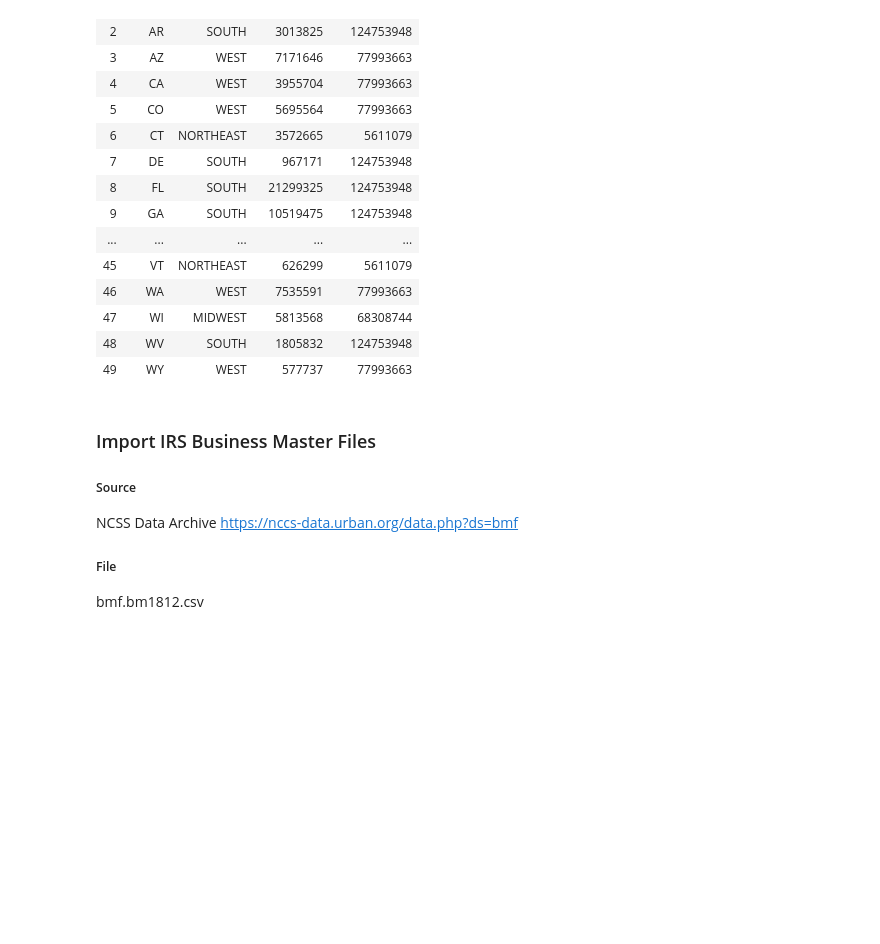
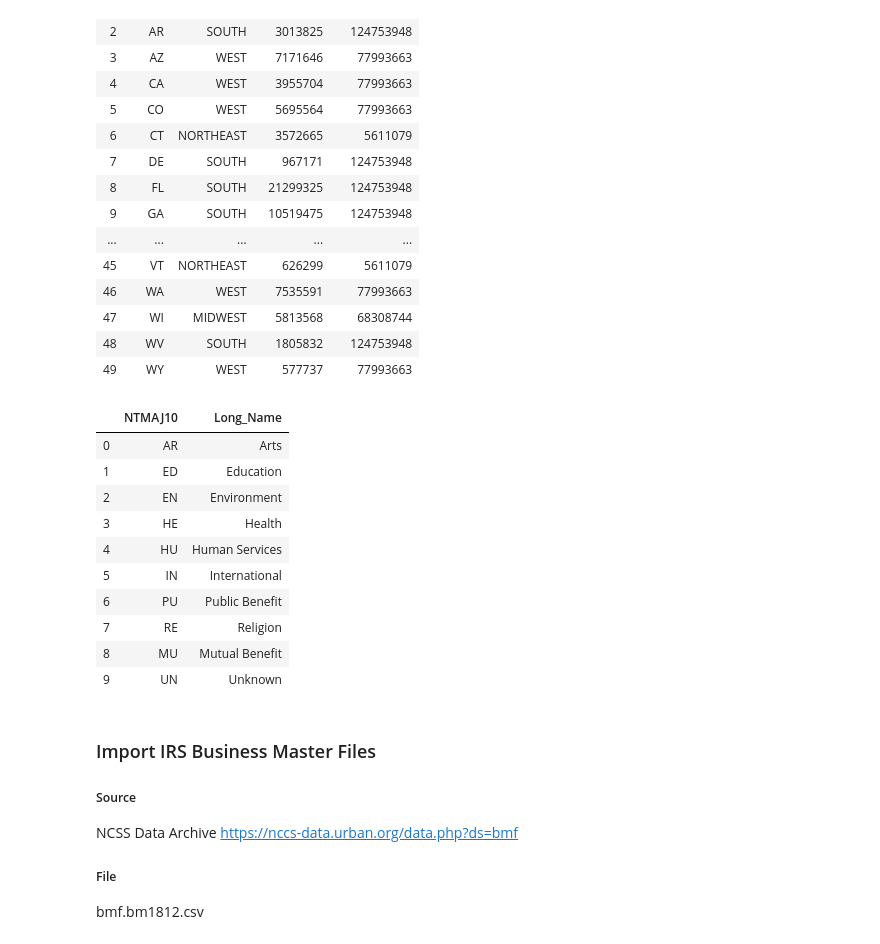
Before and after one commit to ejosephSr/project-one, a Jupyter notebook: GotMoney.ipynb, the cells around one changed output. Drawn from its saved outputs; the diff is of its cells as text; code cells hidden in the pictures; blank space fills up the shorter version.

```diff
--- a/GotMoney.ipynb
+++ b/GotMoney.ipynb
@@ -62,6 +62,23 @@ df_region
 | 47 | WI | MIDWEST | 5813568 | 68308744 |
 | 48 | WV | SOUTH | 1805832 | 124753948 |
 | 49 | WY | WEST | 577737 | 77993663 |
+# %%
+# Import Category name data
+gov_data_ntmaj10_csv = "./Resources/ntmaj10_values.csv"
+gov_data_ntmaj10_df = pd.read_csv(gov_data_ntmaj10_csv)
+gov_data_ntmaj10_df
+# %% [output]
+|  | NTMAJ10 | Long_Name |
+| 0 | AR | Arts |
+| 1 | ED | Education |
+| 2 | EN | Environment |
+| 3 | HE | Health |
+| 4 | HU | Human Services |
+| 5 | IN | International |
+| 6 | PU | Public Benefit |
+| 7 | RE | Religion |
+| 8 | MU | Mutual Benefit |
+| 9 | UN | Unknown |
 # %% [markdown]
 ### Import IRS Business Master Files
 
```
Also changed, not shown: parts of 16 cells of this notebook, 1 other file.
